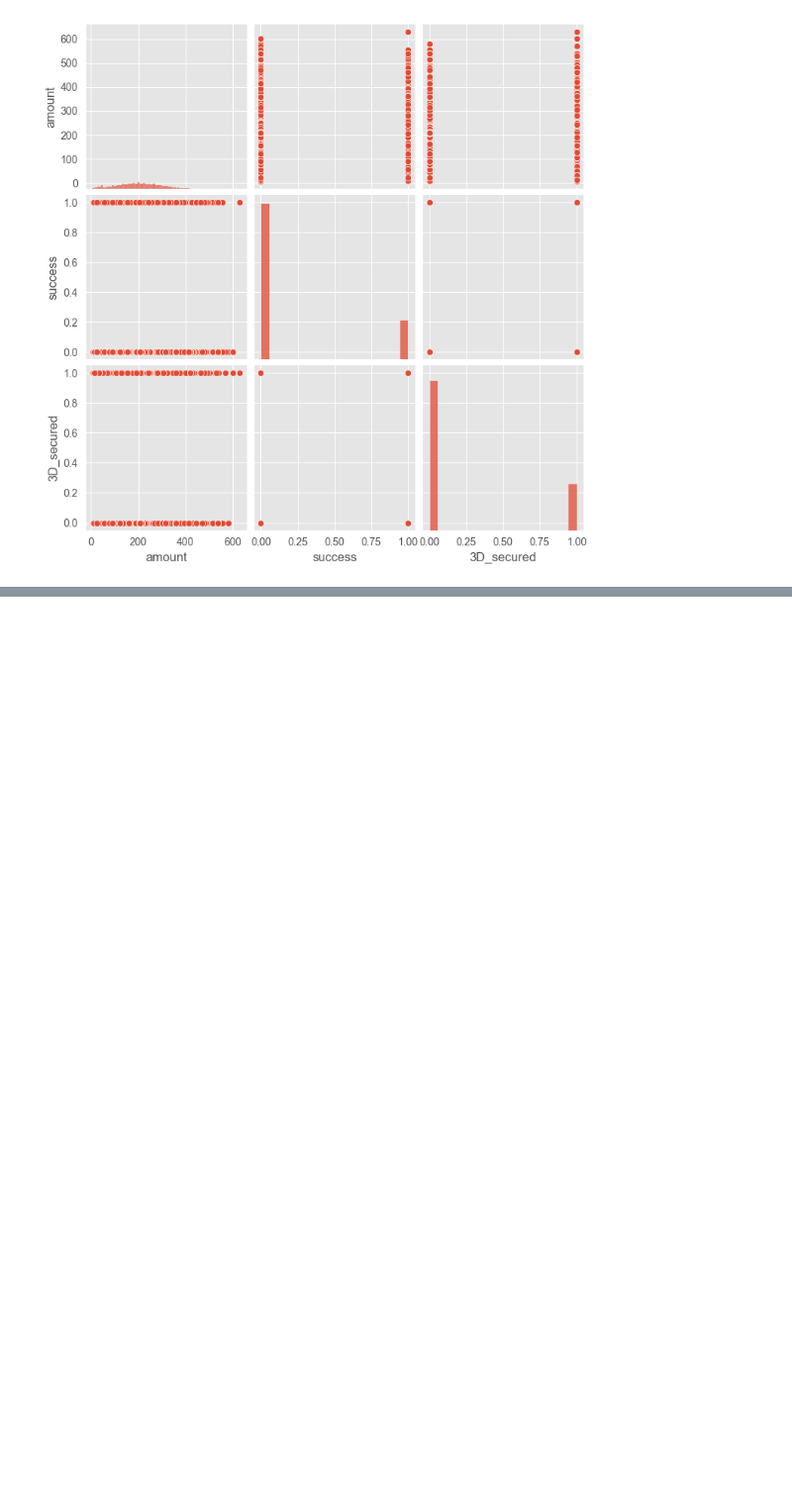
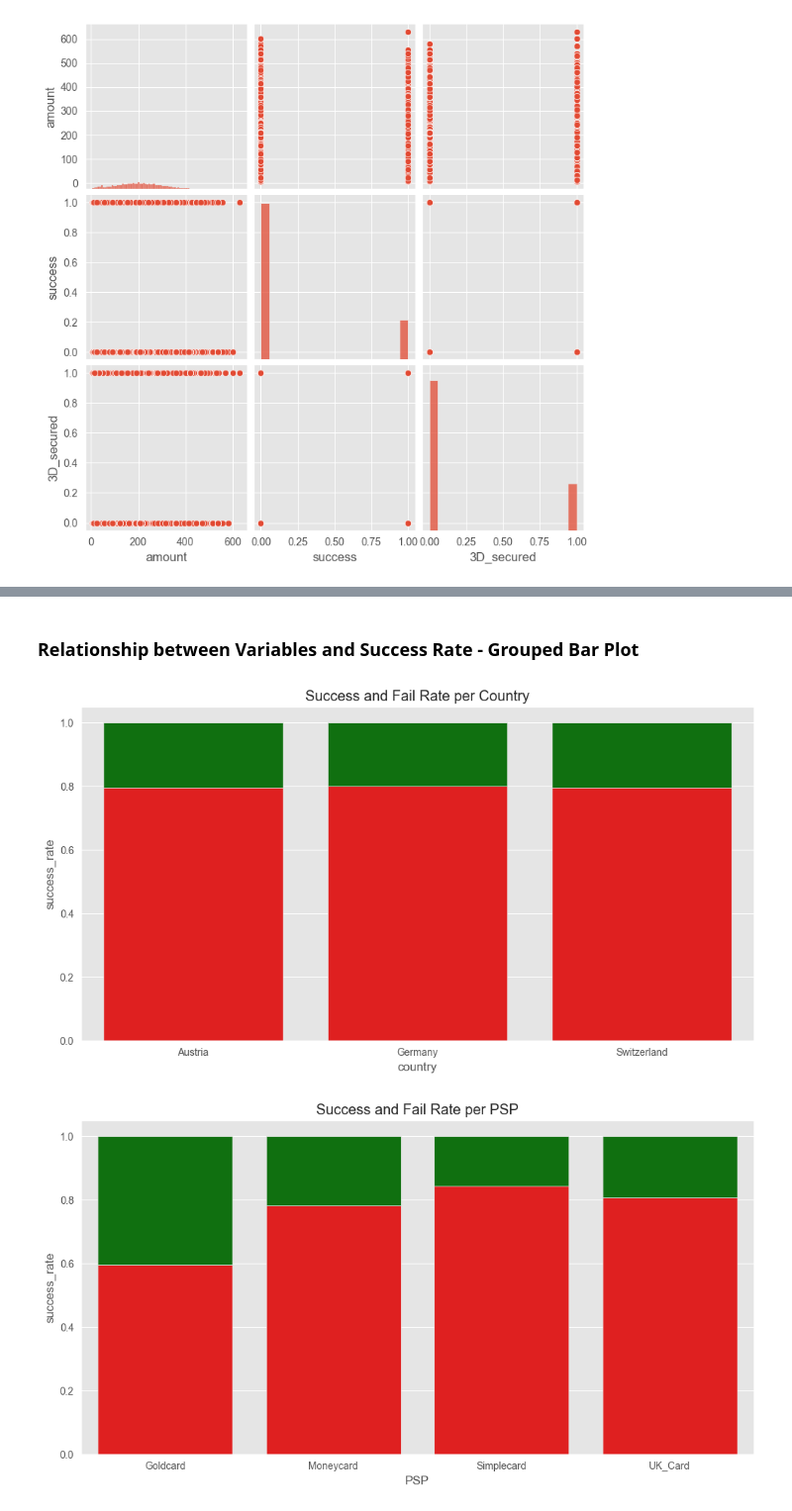
Before and after one commit to fxwest/DLMDWME01_Fallstudie, a Jupyter notebook: notebooks/01-wef-data-analysis.ipynb, the cells around one changed output, grey strips where cells are left out. Shown at 99% size. Cells and saved outputs as stored; diff of their text form; code cells hidden in the pictures; blank space fills up the shorter version.

```diff
--- a/notebooks/01-wef-data-analysis.ipynb
+++ b/notebooks/01-wef-data-analysis.ipynb
@@ -187,0 +189,47 @@ sns.catplot(x="success", y="amount", data=input_data, kind="box", aspect=1.5)
+# %% [markdown]
+### Relationship between Variables and Success Rate - Grouped Bar Plot
+# %%
+# --- Success Rate Calculation
+country_success = input_data.groupby(['country', 'success']).size().reset_index(name='count')                                                                           # Group the input data by country and success
+success_rate_country = country_success.groupby('country').apply(lambda x: x[x['success'] == True]['count'].sum() / x['count'].sum()).reset_index(name='success_rate')   # Calculate the success rate per country
+failed_rate_country = country_success.groupby('country').apply(lambda x: x[x['success'] == False]['count'].sum() / x['count'].sum()).reset_index(name='failed_rate')    # Calculate the fail rate per country
+rates_country = pd.merge(success_rate_country, failed_rate_country, on='country')                                                                                       # Merge fail and pass
+
+psp_success = input_data.groupby(['PSP', 'success']).size().reset_index(name='count')
+success_rate_psp = psp_success.groupby('PSP').apply(lambda x: x[x['success'] == True]['count'].sum() / x['count'].sum()).reset_index(name='success_rate')
+failed_rate_psp = psp_success.groupby('PSP').apply(lambda x: x[x['success'] == False]['count'].sum() / x['count'].sum()).reset_index(name='failed_rate')
+rates_psp = pd.merge(success_rate_psp, failed_rate_psp, on='PSP')
+
+secured_success = input_data.groupby(['3D_secured', 'success']).size().reset_index(name='count')
+success_rate_secured = secured_success.groupby('3D_secured').apply(lambda x: x[x['success'] == True]['count'].sum() / x['count'].sum()).reset_index(name='success_rate')
+failed_rate_secured = secured_success.groupby('3D_secured').apply(lambda x: x[x['success'] == False]['count'].sum() / x['count'].sum()).reset_index(name='failed_rate')
+rates_secured = pd.merge(success_rate_secured, failed_rate_secured, on='3D_secured')
+
+card_success = input_data.groupby(['card', 'success']).size().reset_index(name='count')
+success_rate_card = card_success.groupby('card').apply(lambda x: x[x['success'] == True]['count'].sum() / x['count'].sum()).reset_index(name='success_rate')
+failed_rate_card = card_success.groupby('card').apply(lambda x: x[x['success'] == False]['count'].sum() / x['count'].sum()).reset_index(name='failed_rate')
+rates_card = pd.merge(success_rate_card, failed_rate_card, on='card')
+
+# --- Result Plots
+ax = sns.barplot(x='country', y='failed_rate', data=rates_country, color='red')
+sns.barplot(x='country', y='success_rate', data=rates_country, color='green', ax=ax, bottom=rates_country['failed_rate'])
+plt.title('Success and Fail Rate per Country')
+plt.show()
+
+ax = sns.barplot(x='PSP', y='failed_rate', data=rates_psp, color='red')
+sns.barplot(x='PSP', y='success_rate', data=rates_psp, color='green', ax=ax, bottom=rates_psp['failed_rate'])
+plt.title('Success and Fail Rate per PSP')
+plt.show()
+
+ax = sns.barplot(x='3D_secured', y='failed_rate', data=rates_secured, color='red')
+sns.barplot(x='3D_secured', y='success_rate', data=rates_secured, color='green', ax=ax, bottom=rates_secured['failed_rate'])
+plt.title('Success and Fail Rate per 3D Secured')
+plt.show()
+
+ax = sns.barplot(x='card', y='failed_rate', data=rates_card, color='red')
+sns.barplot(x='card', y='success_rate', data=rates_card, color='green', ax=ax, bottom=rates_card['failed_rate'])
+plt.title('Success and Fail Rate per Card')
+plt.show()
+# %% [output]
+[figure, added]
+[figure, added]
```
Also changed, not shown: parts of 5 cells of this notebook.
